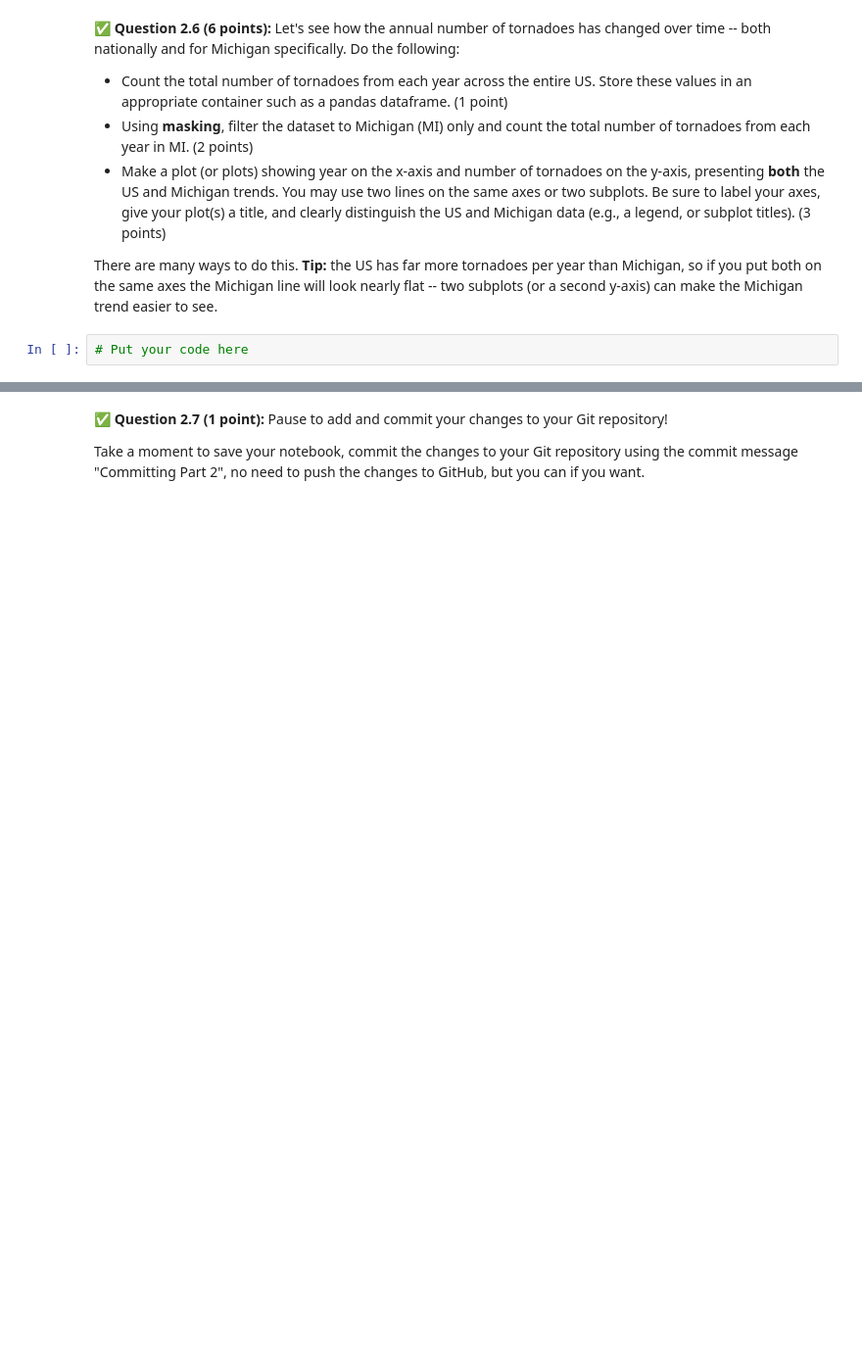
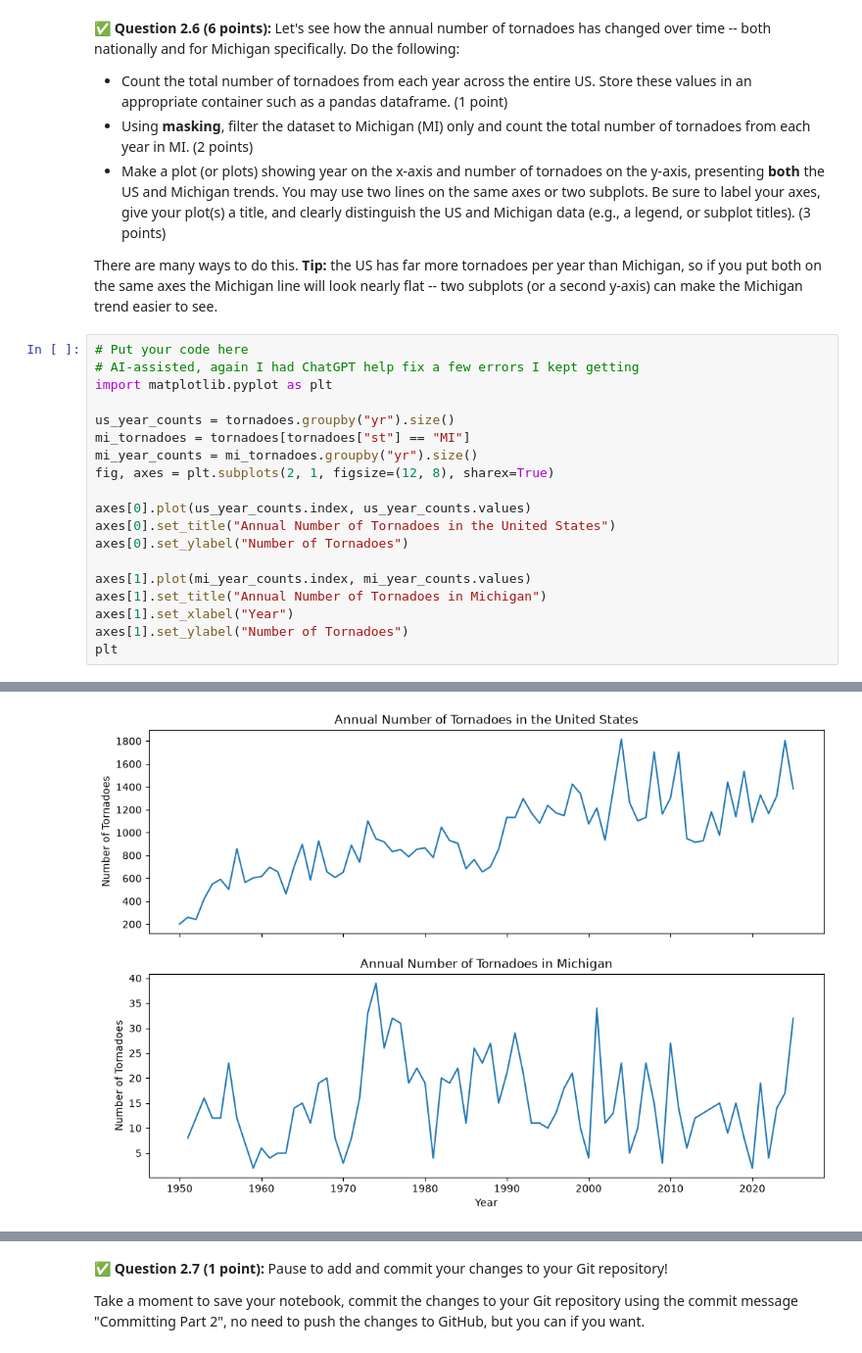
Before and after one commit to pkud113/CMSE202-f26-turnin, a Jupyter notebook: hw-01/HW01-GitPandasPackagesClasses-STUDENT.ipynb, the cells around one changed output, grey strips where cells are left out. Shown at 98% size. Cells and saved outputs as stored; diff of their text form; blank space fills up the shorter version.

```diff
--- a/hw-01/HW01-GitPandasPackagesClasses-STUDENT.ipynb
+++ b/hw-01/HW01-GitPandasPackagesClasses-STUDENT.ipynb
@@ -297,5 +369,23 @@ There are many ways to do this.  For example, you could use masking and loops.
 * Make a plot (or plots) showing year on the x-axis and number of tornadoes on the y-axis, presenting **both** the US and Michigan trends. You may use two lines on the same axes or two subplots. Be sure to label your axes, give your plot(s) a title, and clearly distinguish the US and Michigan data (e.g., a legend, or subplot titles). (3 points)
 
 There are many ways to do this. **Tip:** the US has far more tornadoes per year than Michigan, so if you put both on the same axes the Michigan line will look nearly flat -- two subplots (or a second y-axis) can make the Michigan trend easier to see.
-# %%
-# Put your code here
+# %%
+# Put your code here
+# AI-assisted, again I had ChatGPT help fix a few errors I kept getting
+import matplotlib.pyplot as plt
+
+us_year_counts = tornadoes.groupby("yr").size()
+mi_tornadoes = tornadoes[tornadoes["st"] == "MI"]
+mi_year_counts = mi_tornadoes.groupby("yr").size()
+fig, axes = plt.subplots(2, 1, figsize=(12, 8), sharex=True)
+
+axes[0].plot(us_year_counts.index, us_year_counts.values)
+axes[0].set_title("Annual Number of Tornadoes in the United States")
+axes[0].set_ylabel("Number of Tornadoes")
+
+axes[1].plot(mi_year_counts.index, mi_year_counts.values)
+axes[1].set_title("Annual Number of Tornadoes in Michigan")
+axes[1].set_xlabel("Year")
+axes[1].set_ylabel("Number of Tornadoes")
+plt
+# %% [output]
@@ -302,3 +393,4 @@ There are many ways to do this. **Tip:** the US has far more tornadoes per year
+[figure, added]
 # %% [markdown]
 <!-- END QUESTION -->
 <!-- DO NOT MODIFY OR DELETE THIS CELL. Make sure your solution to the question above is in the cell(s) above this one. -->
```
Also changed, not shown: parts of 20 cells of this notebook.
